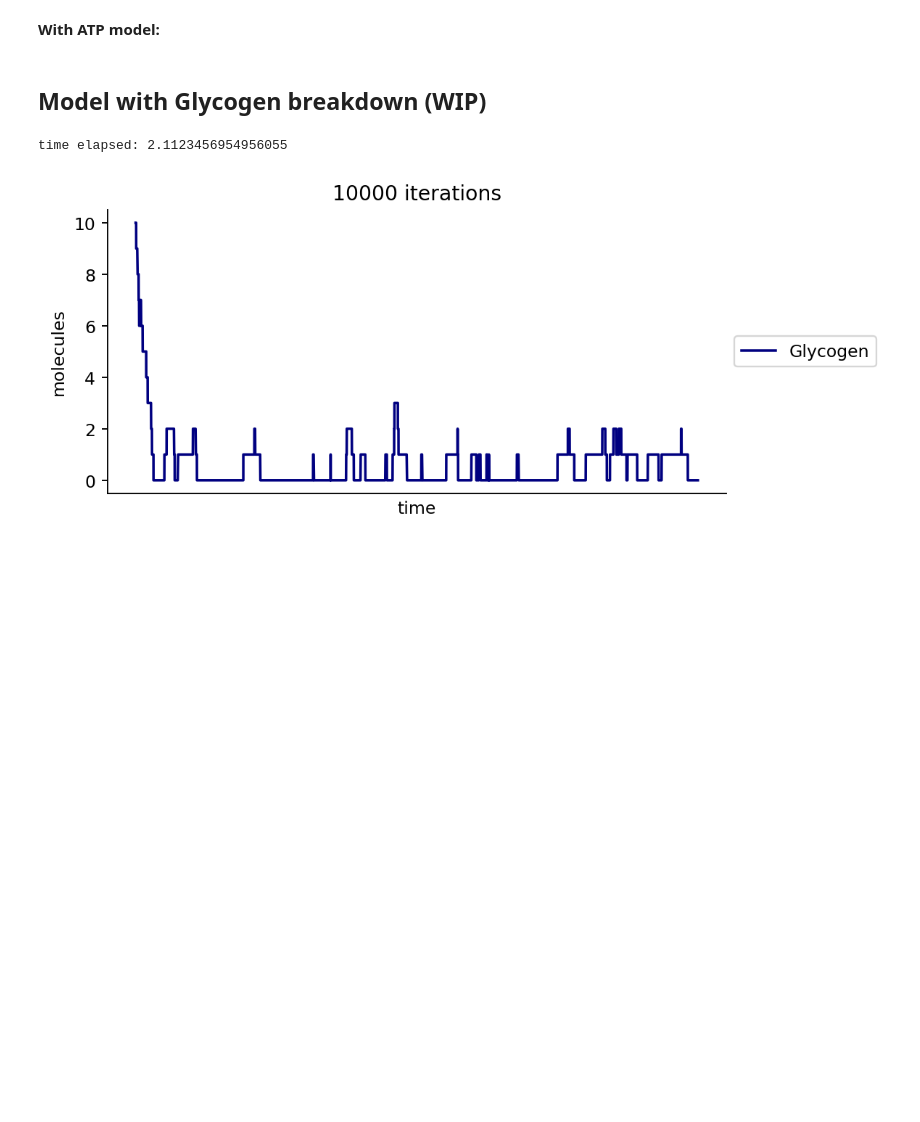
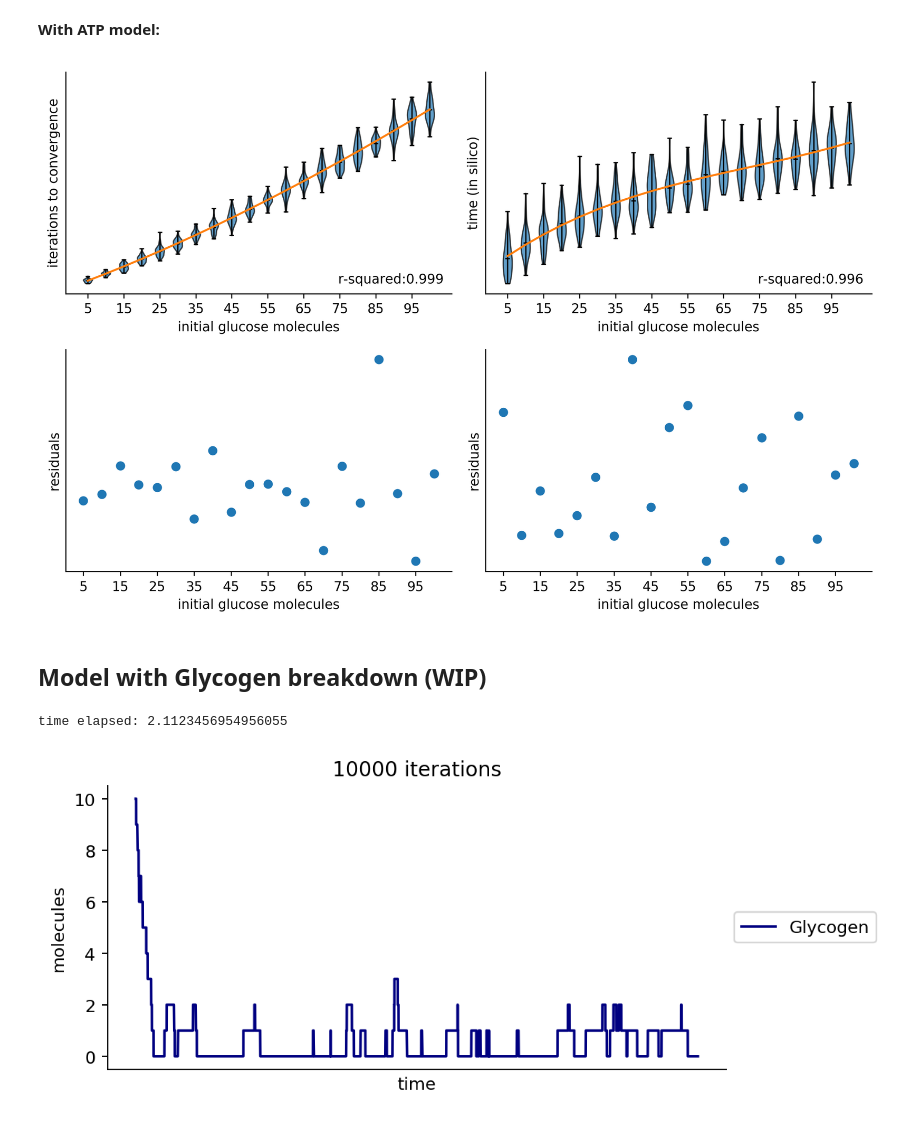
Before and after one commit to smorabit/screm, a Jupyter notebook: glycolysis.ipynb, the cells around one changed output. Drawn from its saved outputs; the diff is of its cells as text; code cells hidden in the pictures; blank space fills up the shorter version.

```diff
--- a/glycolysis.ipynb
+++ b/glycolysis.ipynb
@@ -558,11 +644,22 @@ plt.tight_layout()
 # %%
 with_ATP_output = []
 iters = 50000000
-init_glucose = [25*i for i in range(1,21)]
+#init_glucose = [25*i for i in range(1,21)]
+init_glucose = [5*i for i in range(1,21)]
 for starting_glucose in init_glucose:
     init_conditions = [[np.matrix(np.array([starting_glucose,0,0,0,0,0,0,0,0,0,0,2*starting_glucose,6*starting_glucose]))] for n in range(50)]
     with Pool(16) as pool:
-        no_ATP_output.append(pool.starmap(simulate_reactions, [[init[0], reaction_net_2, iters] for init in init_conditions]))
+        with_ATP_output.append(pool.starmap(simulate_reactions, [[init[0], reaction_net_2, iters] for init in init_conditions]))
+# %%
+fig, axes = plt.subplots(2,2,figsize=(9,6),dpi=250)
+plot_simulations_violin(with_ATP_output, init_glucose, axes[0][0], datatype="iter", poly=3)
+plot_simulations_violin(with_ATP_output, init_glucose, axes[0][1], datatype="time", poly=3)
+
+plot_residuals(with_ATP_output, init_glucose, axes[1][0], datatype="iter", poly=3)
+plot_residuals(with_ATP_output, init_glucose, axes[1][1], datatype="time", poly=3)
+plt.tight_layout()
+# %% [output]
+[figure, added]
 # %% [markdown]
 ## Model with Glycogen breakdown (WIP)
 # %%
```
Also changed, not shown: parts of 16 cells of this notebook, 1 other file.
